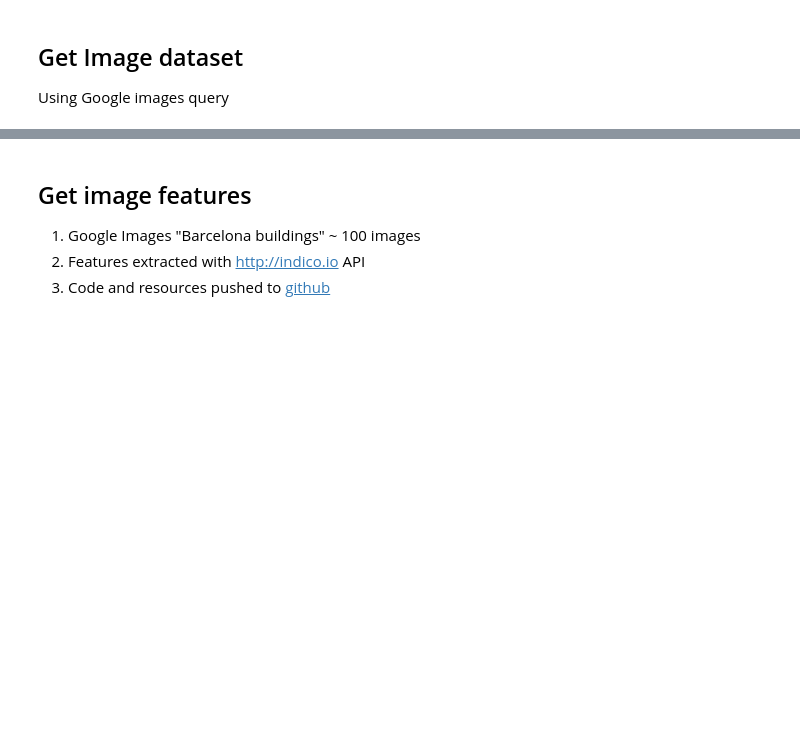
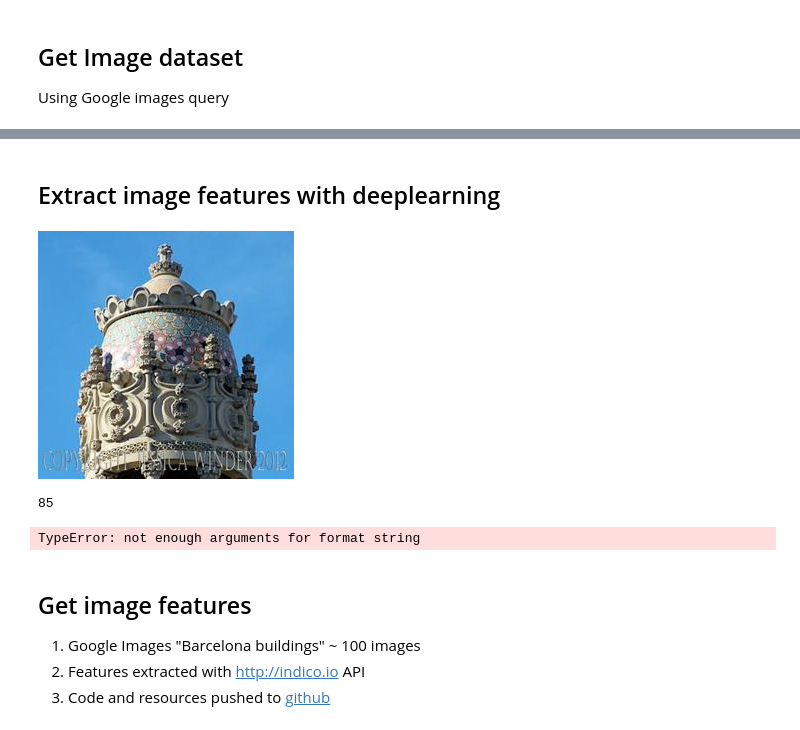
Before and after one commit to next-marianmoldovan/hacknight-papis-bcn, a Jupyter notebook: ipynb/hacknight_bcn_buildings.ipynb, the cells around one changed output, grey strips where cells are left out. Drawn from its saved outputs; the diff is of its cells as text; code cells hidden in the pictures; blank space fills up the shorter version.

Commit message:
Integrating graphlab deeplearning

```diff
--- a/ipynb/hacknight_bcn_buildings.ipynb
+++ b/ipynb/hacknight_bcn_buildings.ipynb
@@ -60,0 +72,10 @@ import graphlab as gl
+# %%
+images_resized = gl.SFrame()
+images_resized['image'] = gl.image_analysis.resize(images['image'], 256, 256, 3)
+images_resized = images_resized.add_row_number()
+# %% [markdown]
+## Extract image features with deeplearning
+# %%
+pretrained_model = gl.load_model('http://s3.amazonaws.com/GraphLab-Datasets/deeplearning/imagenet_model_iter45')
+# %%
+images_resized['extracted_features'] = pretrained_model.extract_features(images_resized)
@@ -61,3 +91,23 @@ import graphlab as gl
+# %%
+images_resized['path'] = images['path']
+def show_graphlab_image(i):
+    img = Image(filename=images_resized['path'][i], width=100, height=100)
+    display(img)
+images_resized
+images_resized.show()
+# %%
+show_graphlab_image(1)
+# %% [output]
+[figure, added]
+# %%
+sf2 = images_resized['extracted_features']
+len(sf2)
+# %% [output]
+85
+# %%
+model = gl.nearest_neighbors.create(images_resized, features='extracted_features', label = 'id', distance='euclidean')
+# %% [output]
+TypeError: not enough arguments for format string
 # %% [markdown]
 ## Get image features
 
```
Also changed, not shown: parts of 6 cells of this notebook.
